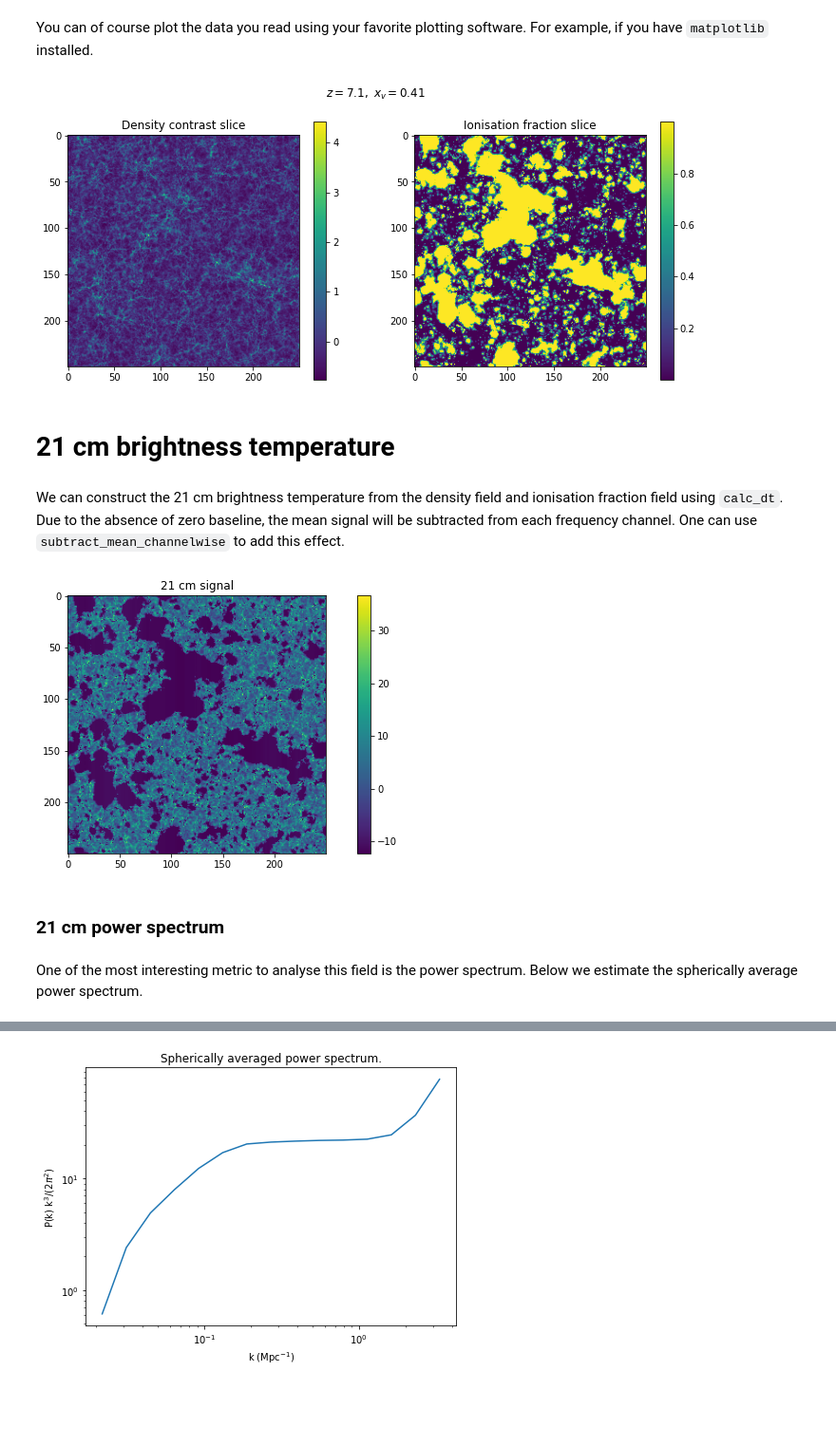
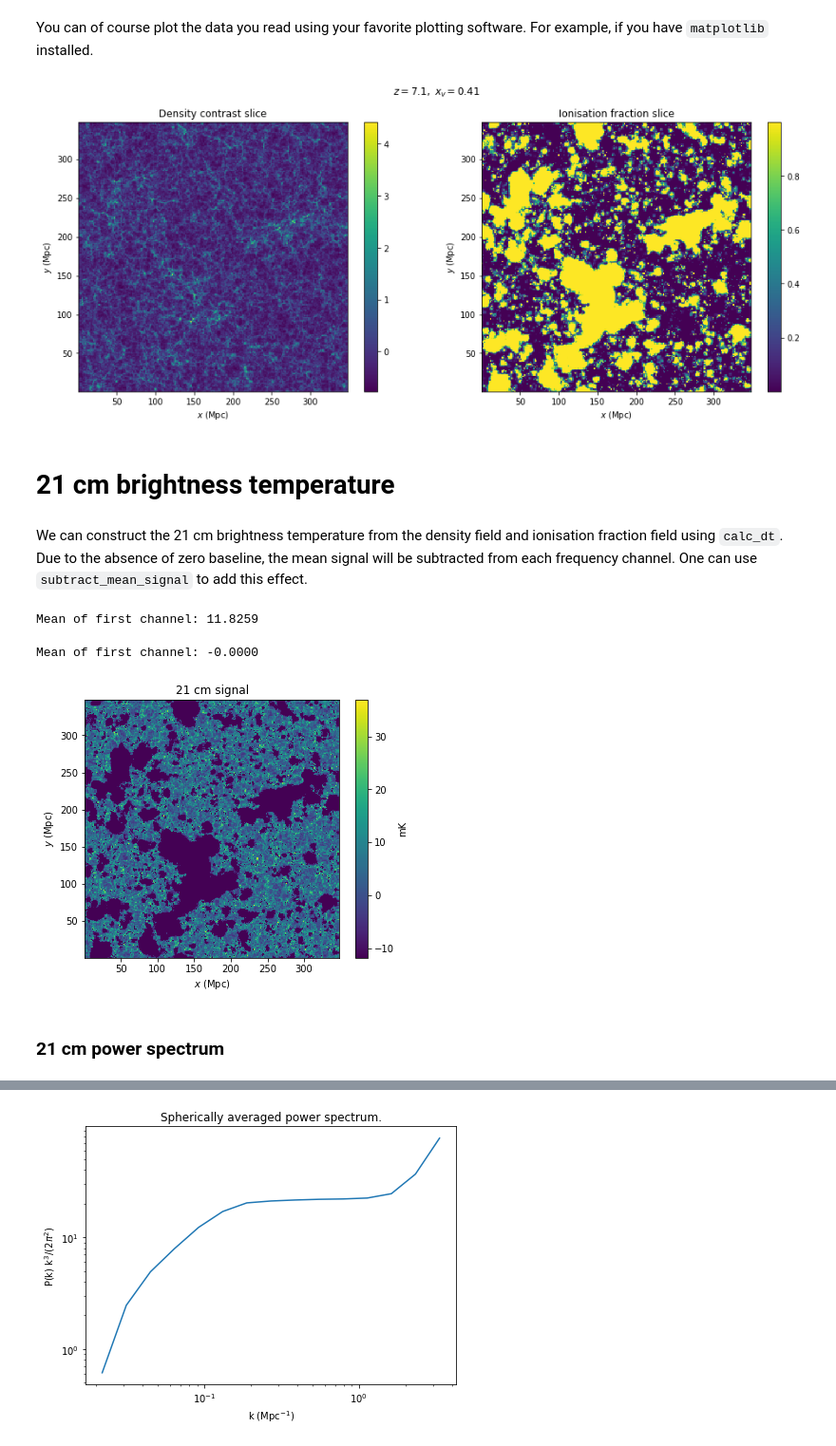
Before and after one commit to sambit-giri/tools21cm, a Jupyter notebook: docs/examples/tutorials.ipynb, the cells around one changed output, grey strips where cells are left out. Shown at 95% size. Drawn from its saved outputs; the diff is of its cells as text; code cells hidden in the pictures; blank space fills up the shorter version.

```diff
--- a/docs/examples/tutorials.ipynb
+++ b/docs/examples/tutorials.ipynb
@@ -33,41 +36,58 @@ See [here](https://tools21cm.readthedocs.io/contents.html#module-t2c.read_files)
 You can of course plot the data you read using your favorite plotting software. For example, if you have `matplotlib` installed.
 # %%
 import matplotlib.pyplot as plt
+# %%
+box_dims = 244/0.7 # Length of the volume along each direction in Mpc.
+
+dx, dy = box_dims/xfrac.shape[1], box_dims/xfrac.shape[2]
+y, x = np.mgrid[slice(dy/2,box_dims,dy),
+                slice(dx/2,box_dims,dx)]
 # %%
-plt.rcParams['figure.figsize'] = [12, 5]
+plt.rcParams['figure.figsize'] = [16, 6]
 plt.suptitle('$z={0:.1f},~x_v=${1:.2f}'.format(z,xfrac.mean()))
 
 plt.subplot(121)
 plt.title('Density contrast slice')
-plt.imshow(dens[0,:,:]/dens.mean()-1)
+plt.pcolormesh(x, y, dens[0]/dens.mean()-1)
+plt.xlabel('$x$ (Mpc)')
+plt.ylabel('$y$ (Mpc)')
 plt.colorbar()
 
 plt.subplot(122)
 plt.title('Ionisation fraction slice')
-plt.imshow(xfrac[0,:,:])
+plt.pcolormesh(x, y, xfrac[0])
+plt.xlabel('$x$ (Mpc)')
+plt.ylabel('$y$ (Mpc)')
 plt.colorbar()
 
 plt.show()
 # %% [output]
-[figure, old version]
+[figure, new version]
 # %% [markdown]
 # 21 cm brightness temperature
 # %% [markdown]
-We can construct the 21 cm brightness temperature from the density field and ionisation fraction field using `calc_dt`. Due to the absence of zero baseline, the mean signal will be subtracted from each frequency channel. One can use `subtract_mean_channelwise` to add this effect.
+We can construct the 21 cm brightness temperature from the density field and ionisation fraction field using `calc_dt`. Due to the absence of zero baseline, the mean signal will be subtracted from each frequency channel. One can use `subtract_mean_signal` to add this effect.
 # %%
 dT = t2c.calc_dt(xfrac, dens, z)
-dT_subtracted = t2c.subtract_mean_channelwise(dT, axis=2)
+print('Mean of first channel: {0:.4f}'.format(dT[0].mean()))
+# %% [output]
+Mean of first channel: 11.8259
+# %%
+dT_subtracted = t2c.subtract_mean_signal(dT, 0)
+print('Mean of first channel: {0:.4f}'.format(dT_subtracted[0].mean()))
+# %% [output]
+Mean of first channel: -0.0000
 # %%
-plt.rcParams['figure.figsize'] = [12, 5]
+plt.rcParams['figure.figsize'] = [6, 5]
 
 plt.title('21 cm signal')
-plt.imshow(dT_subtracted[0,:,:])
-plt.colorbar()
+plt.pcolormesh(x, y, dT_subtracted[0,:,:])
+plt.xlabel('$x$ (Mpc)')
+plt.ylabel('$y$ (Mpc)')
+plt.colorbar(label='mK')
 
 plt.show()
 # %% [output]
-[figure, old version]
+[figure, new version]
 # %% [markdown]
 ### 21 cm power spectrum
-# %% [markdown]
-One of the most interesting metric to analyse this field is the power spectrum. Below we estimate the spherically average power spectrum.
```
Also changed, not shown: parts of 11 cells of this notebook.
